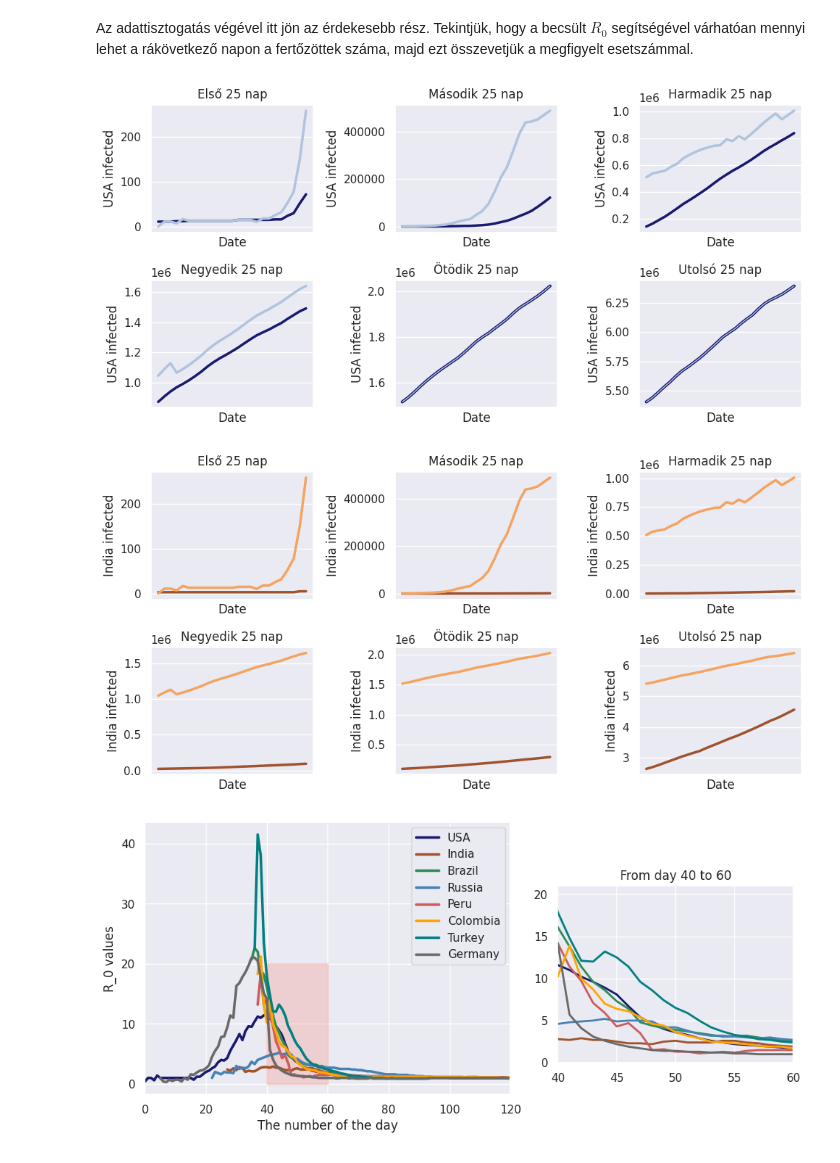
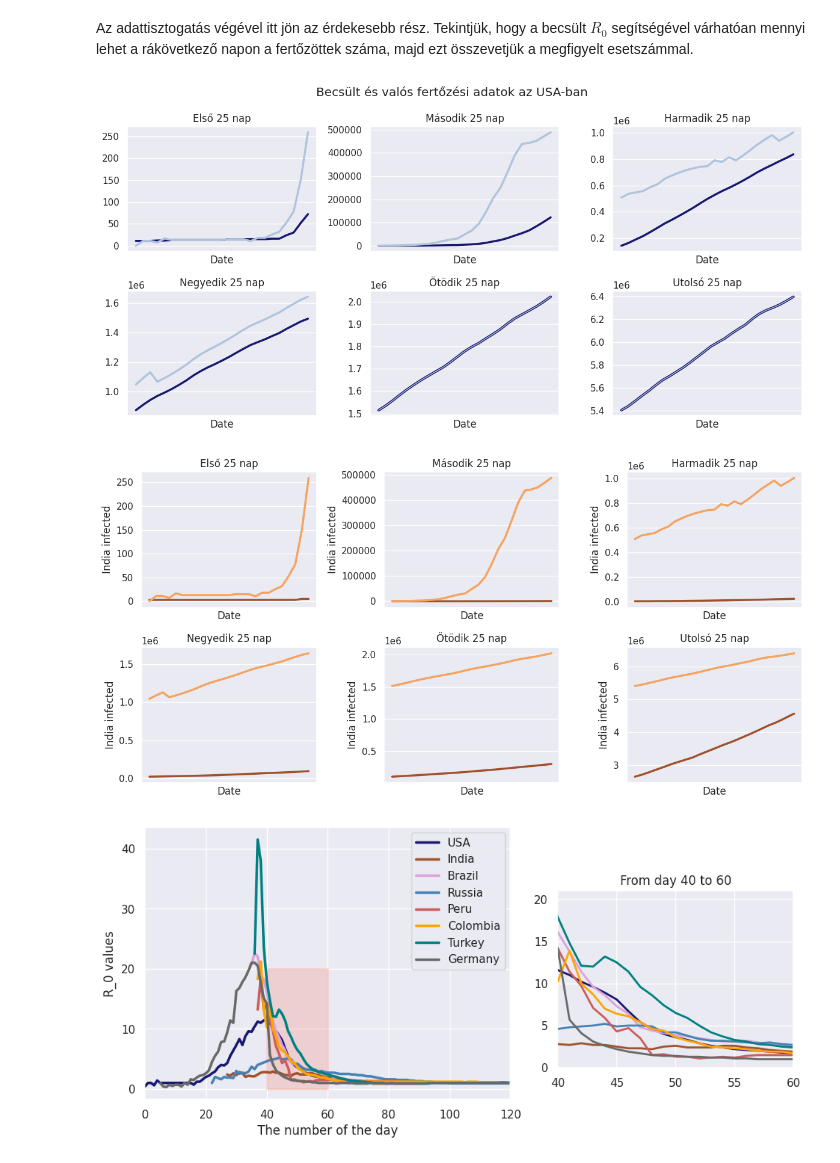
Before and after one commit to Adiklafa/Matprog, a Jupyter notebook: Basic_Reproduction_Number.ipynb, the cells around one changed output. Cells and saved outputs as stored; diff of their text form; code cells hidden in the pictures.

```diff
--- a/Basic_Reproduction_Number.ipynb
+++ b/Basic_Reproduction_Number.ipynb
@@ -232,42 +233,49 @@ Table12 = approximated_data.iloc[[ i for i in range(190,216)]]
 import seaborn as sns
 import matplotlib.pyplot as plt
 
-fig, axs = plt.subplots(2,3, figsize=(10,5))
+fig, axs = plt.subplots(2,3, figsize=(12,6))
 
 sns.set_theme(style="darkgrid")
 
 g1=sns.lineplot(data=Table1['USA infected'], linewidth=2.5, color='midnightblue', ax=axs[0,0])
 sns.lineplot(data=Table2['approximated'], linewidth=2.5, color='lightsteelblue', ax=axs[0,0])
 g1.set(xticks=[])
+g1.set_ylabel(None)
 axs[0,0].set_title('Első 25 nap')
 
 g2=sns.lineplot(data=Table3['USA infected'], linewidth=2.5, color='midnightblue', ax=axs[0,1])
 sns.lineplot(data=Table4['approximated'], linewidth=2.5, color='lightsteelblue', ax=axs[0,1])
 g2.set(xticks=[])
+g2.set_ylabel(None)
 axs[0,1].set_title('Második 25 nap')
 
 g3=sns.lineplot(data=Table5['USA infected'], linewidth=2.5, color='midnightblue', ax=axs[0,2])
 sns.lineplot(data=Table6['approximated'], linewidth=2.5, color='lightsteelblue', ax=axs[0,2])
 g3.set(xticks=[])
+g3.set_ylabel(None)
 axs[0,2].set_title('Harmadik 25 nap')
 
 g4=sns.lineplot(data=Table7['USA infected'], linewidth=2.5, color='midnightblue', ax=axs[1,0])
 sns.lineplot(data=Table8['approximated'], linewidth=2.5, color='lightsteelblue', ax=axs[1,0])
 g4.set(xticks=[])
+g4.set_ylabel(None)
 axs[1,0].set_title('Negyedik 25 nap')
 
 g5=sns.lineplot(data=Table9['USA infected'], linewidth=3, color='midnightblue', ax=axs[1,1])
 sns.lineplot(data=Table10['approximated'], linewidth=1, color='lightsteelblue', ax=axs[1,1])
 g5.set(xticks=[])
+g5.set_ylabel(None)
 axs[1,1].set_title('Ötödik 25 nap')
 
 g6=sns.lineplot(data=Table11['USA infected'], linewidth=3, color='midnightblue', ax=axs[1,2])
 sns.lineplot(data=Table12['approximated'], linewidth=1, color='lightsteelblue', ax=axs[1,2])
 g6.set(xticks=[])
+g6.set_ylabel(None)
 axs[1,2].set_title('Utolsó 25 nap')
 
+fig.suptitle('Becsült és valós fertőzési adatok az USA-ban')
 plt.tight_layout()
 plt.show()
 # %% [output]
-[figure, old version]
+[figure, new version]
 # %%
@@ -302,7 +311,7 @@ table10 = India_approximated_data.iloc[[ i for i in range(100,125)]]
 table11 = Table.iloc[[ i for i in range(190,216)]]
 table12 = India_approximated_data.iloc[[ i for i in range(190,216)]]
 # %%
-fig, axs = plt.subplots(2,3, figsize=(10,5))
+fig, axs = plt.subplots(2,3, figsize=(12,6))
 
 sns.set_theme(style="darkgrid")
 
@@ -339,7 +348,7 @@ axs[1,2].set_title('Utolsó 25 nap')
 plt.tight_layout()
 plt.show()
 # %% [output]
-[figure, old version]
+[figure, new version]
 # %%
 import matplotlib.patches as mpatches
 
@@ -347,7 +356,7 @@ fig, ax = plt.subplots()
 sns.set_theme(style='darkgrid')
 
 namelist=['USA', 'India', 'Brazil', 'Russia', 'Peru', 'Colombia', 'Turkey', 'Germany']
-colorlist=['midnightblue', 'sienna', 'seagreen', 'steelblue', 'indianred', 'orange',  'teal', 'dimgray']
+colorlist=['midnightblue', 'sienna', 'plum', 'steelblue', 'indianred', 'orange',  'teal', 'dimgray']
 
 for i in range(len(namelist)):
     sns.lineplot(data=R_0_vals[namelist[i]], linewidth=2.5, color=colorlist[i], label=namelist[i])
@@ -375,4 +384,4 @@ ax2.set_title('From day 40 to 60')
 
 plt.show()
 # %% [output]
-[figure, old version]
+[figure, new version]
```
Also changed, not shown: parts of 2 cells of this notebook.
